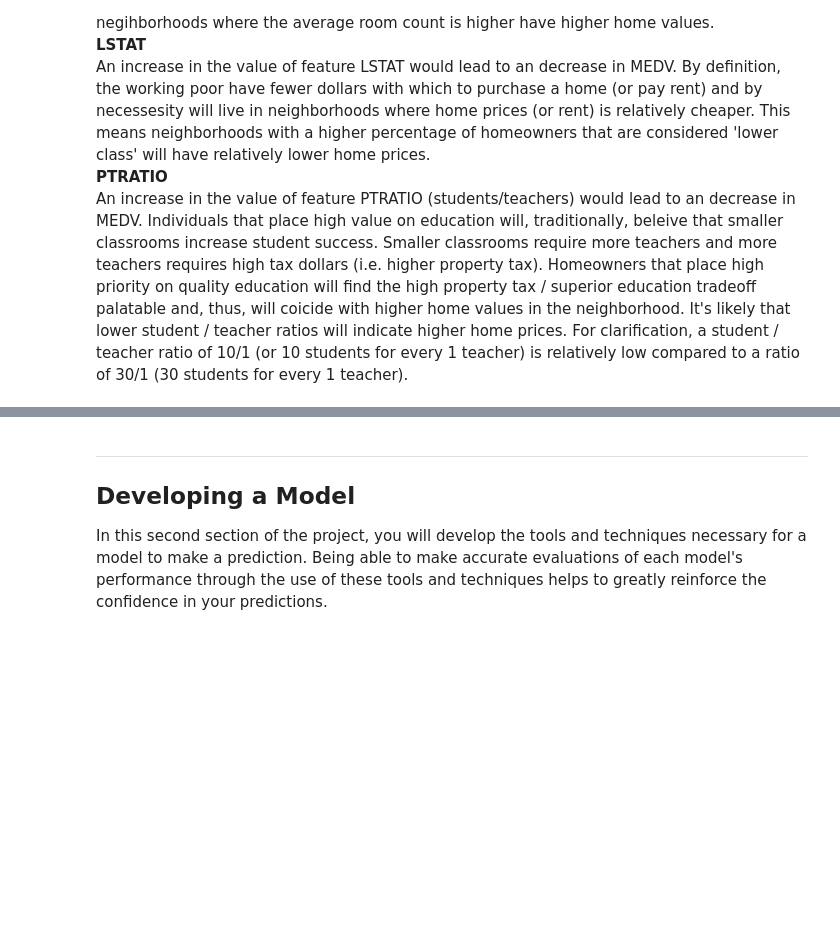
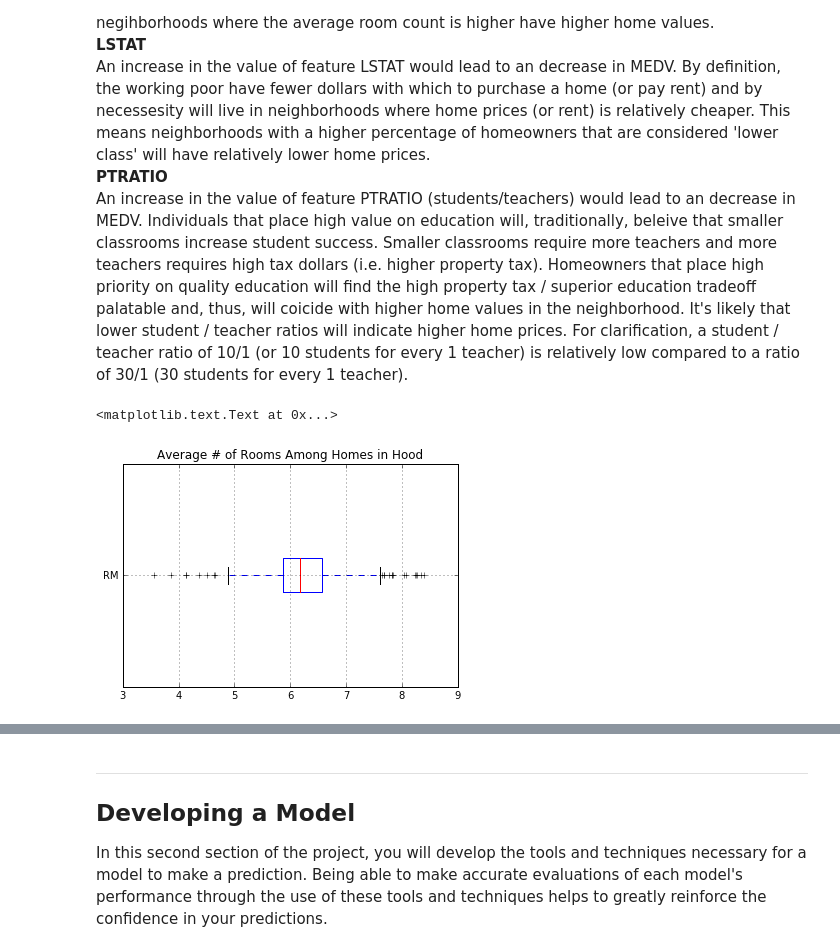
Before and after one commit to FrankRuns/machine-learning, a Jupyter notebook: projects/boston_housing/boston_housing.ipynb, the cells around one changed output, grey strips where cells are left out. Saved outputs shown, nothing was run; the diff lists cells and outputs as text; code cells hidden in the pictures; blank space fills up the shorter version.

```diff
--- a/projects/boston_housing/boston_housing.ipynb
+++ b/projects/boston_housing/boston_housing.ipynb
@@ -98,3 +106,10 @@ An increase in the value of feature RM would lead to an increase in MEDV. More r
 An increase in the value of feature LSTAT would lead to an decrease in MEDV. By definition, the working poor have fewer dollars with which to purchase a home (or pay rent) and by necessesity will live in neighborhoods where home prices (or rent) is relatively cheaper. This means neighborhoods with a higher percentage of homeowners that are considered 'lower class' will have relatively lower home prices.
 **PTRATIO**
 An increase in the value of feature PTRATIO (students/teachers) would lead to an decrease in MEDV. Individuals that place high value on education will, traditionally, beleive that smaller classrooms increase student success. Smaller classrooms require more teachers and more teachers requires high tax dollars (i.e. higher property tax). Homeowners that place high priority on quality education will find the high property tax / superior education tradeoff palatable and, thus, will coicide with higher home values in the neighborhood. It's likely that lower student / teacher ratios will indicate higher home prices. For clarification, a student / teacher ratio of 10/1 (or 10 students for every 1 teacher) is relatively low compared to a ratio of 30/1 (30 students for every 1 teacher).
+# %%
+import matplotlib.pyplot as plt
+features.boxplot('RM', vert=False, return_type='axes')
+plt.title("Average # of Rooms Among Homes in Hood")
+# %% [output]
+<matplotlib.text.Text at 0x...>
+[figure, added]
```
Also changed, not shown: parts of 14 cells of this notebook, 1 other file.
